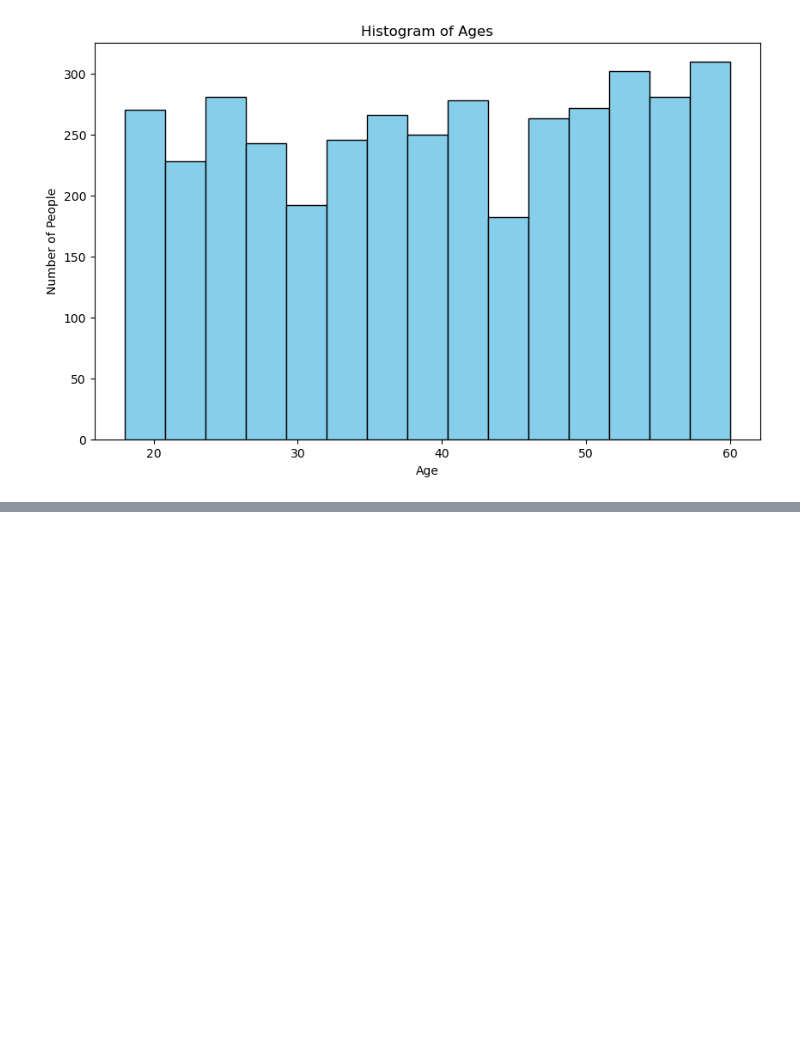
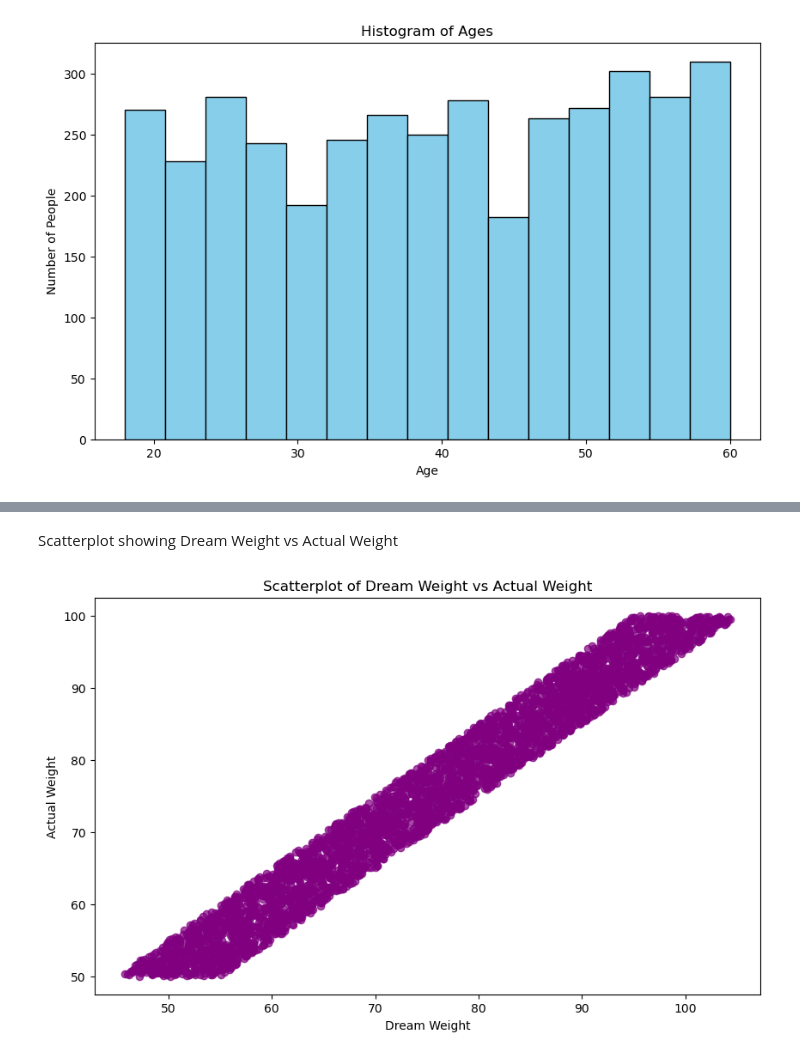
Before and after one commit to uselessOrange/PMLDS, a Jupyter notebook: Lab3/Lab3.ipynb, the cells around one changed output, grey strips where cells are left out. Drawn from its saved outputs; the diff is of its cells as text; code cells hidden in the pictures; blank space fills up the shorter version.

```diff
--- a/Lab3/Lab3.ipynb
+++ b/Lab3/Lab3.ipynb
@@ -46,0 +85,12 @@ plt.show()
+# %% [markdown]
+Scatterplot showing Dream Weight vs Actual Weight
+# %%
+
+plt.figure(figsize=(10, 6))
+plt.scatter(data['Actual Weight'], data['Dream Weight'], color='purple', alpha=0.7)
+plt.xlabel('Dream Weight')
+plt.ylabel('Actual Weight')
+plt.title('Scatterplot of Dream Weight vs Actual Weight')
+plt.show()
+# %% [output]
+[figure, added]
```
Also changed, not shown: parts of 10 cells of this notebook, 1 other file.
